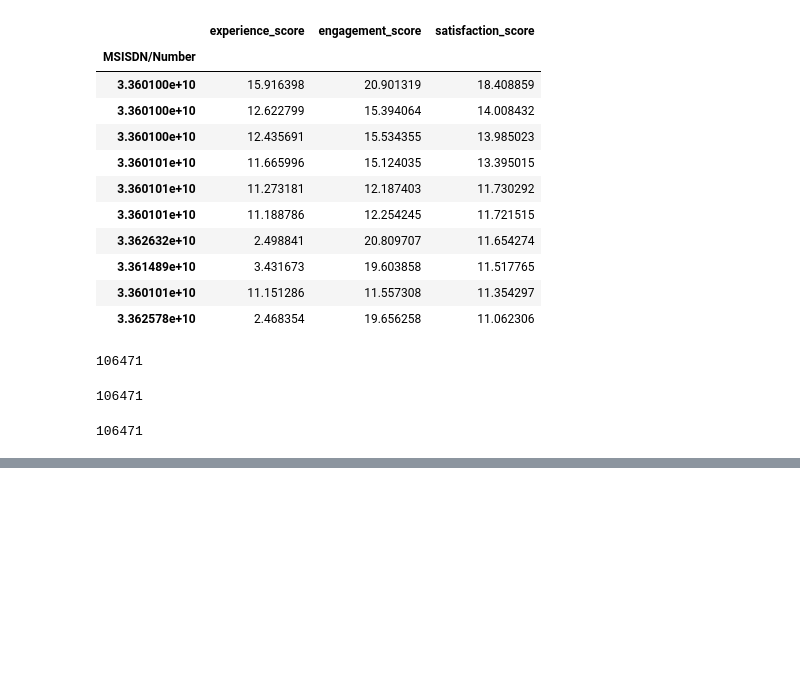
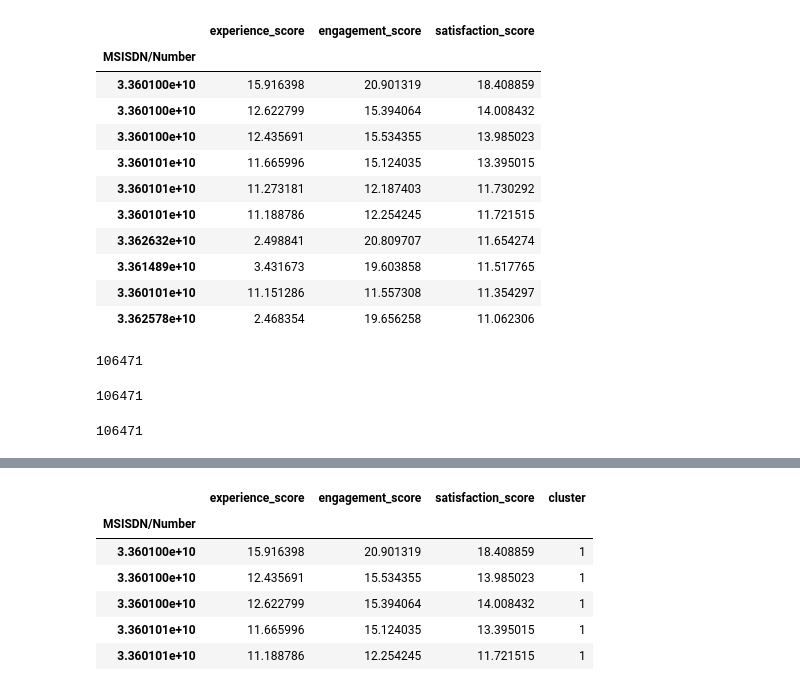
Before and after one commit to nahomHmichael/Telecom-User-Analytics, a Jupyter notebook: notebooks/satisfaction_analytics.ipynb, the cells around one changed output, grey strips where cells are left out. Cells and saved outputs as stored; diff of their text form; code cells hidden in the pictures; blank space fills up the shorter version.

```diff
--- a/notebooks/satisfaction_analytics.ipynb
+++ b/notebooks/satisfaction_analytics.ipynb
@@ -255,0 +310,11 @@ NameError: name 'Ridge' is not defined
+# %%
+df['cluster'] = label
+df.head()
+# %% [output]
+|  | experience_score | engagement_score | satisfaction_score | cluster |
+| MSISDN/Number |  |  |  |  |
+| 3.360100e+10 | 15.916398 | 20.901319 | 18.408859 | 1 |
+| 3.360100e+10 | 12.435691 | 15.534355 | 13.985023 | 1 |
+| 3.360100e+10 | 12.622799 | 15.394064 | 14.008432 | 1 |
+| 3.360101e+10 | 11.665996 | 15.124035 | 13.395015 | 1 |
+| 3.360101e+10 | 11.188786 | 12.254245 | 11.721515 | 1 |
```
Also changed, not shown: parts of 8 cells of this notebook, 2 other files.
